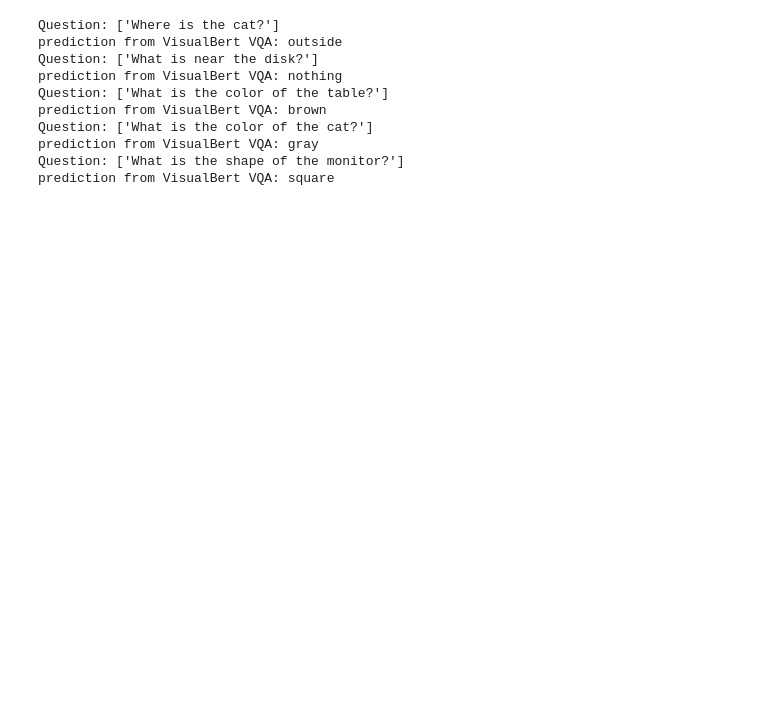
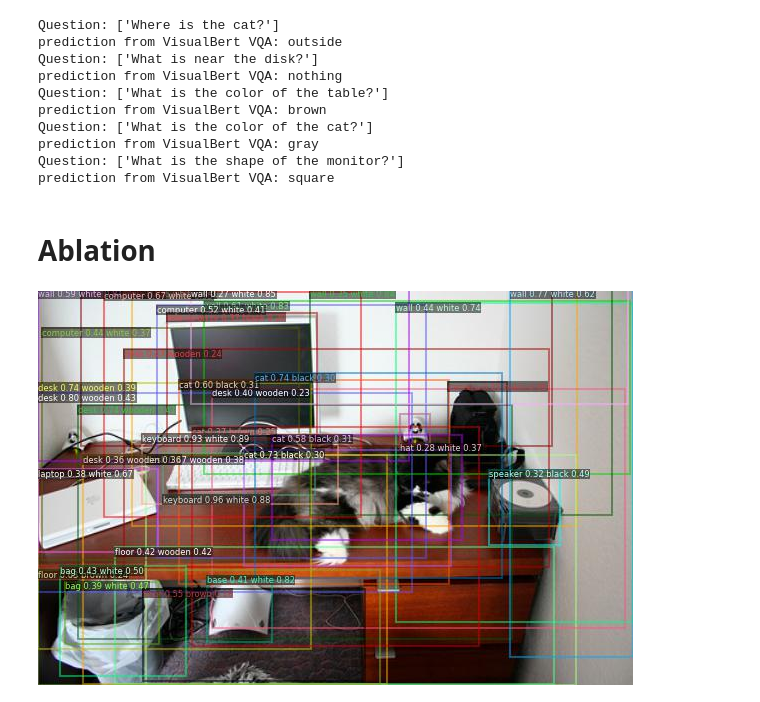
Before and after one commit to mobarakol/tutorial_notebooks, a Jupyter notebook: VisualBERT_VQA_COCO.ipynb, the cells around one changed output. Cells and saved outputs as stored; diff of their text form; code cells hidden in the pictures; blank space fills up the shorter version.

```diff
--- a/VisualBERT_VQA_COCO.ipynb
+++ b/VisualBERT_VQA_COCO.ipynb
@@ -155,3 +123,28 @@ Question: ['What is the color of the cat?']
 prediction from VisualBert VQA: gray
 Question: ['What is the shape of the monitor?']
 prediction from VisualBert VQA: square
+# %% [markdown]
+# Ablation
+# %%
+# for visualizing output
+def showarray(a, fmt="jpeg"):
+    a = np.uint8(np.clip(a, 0, 255))
+    f = io.BytesIO()
+    PIL.Image.fromarray(a).save(f, fmt)
+    display(Image(data=f.getvalue()))
+
+# image viz
+frcnn_visualizer = SingleImageViz(URL, id2obj=objids, id2attr=attrids)
+
+# add boxes and labels to the image
+
+frcnn_visualizer.draw_boxes(
+    output_dict.get("boxes"),
+    output_dict.pop("obj_ids"),
+    output_dict.pop("obj_probs"),
+    output_dict.pop("attr_ids"),
+    output_dict.pop("attr_probs"),
+)
+showarray(frcnn_visualizer._get_buffer())
+# %% [output]
+[figure, added]
```
Also changed, not shown: parts of 1 cell of this notebook.
